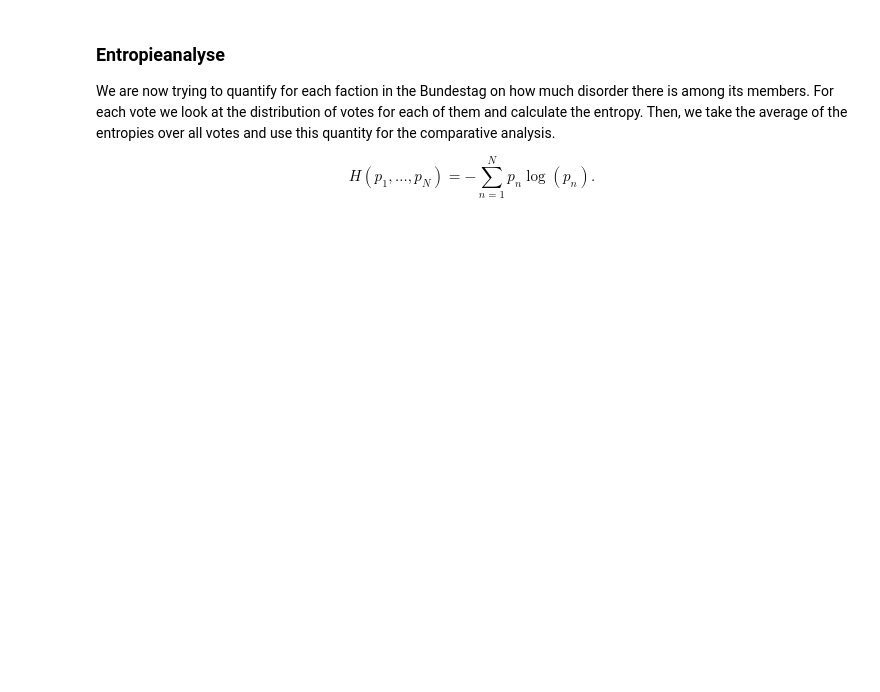
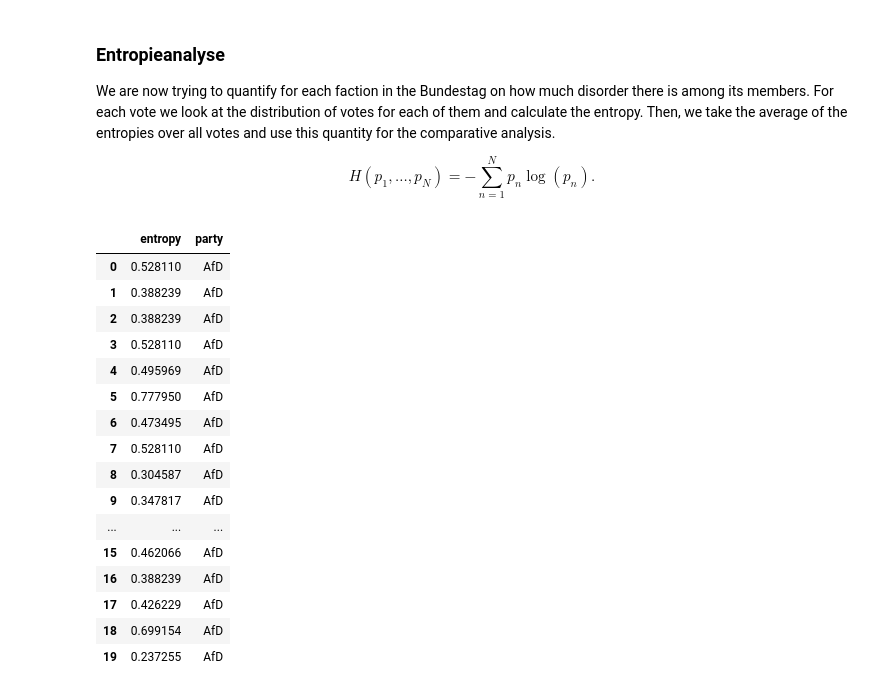
Before and after one commit to uberwach/bundestag-votes, a Jupyter notebook: notebooks/Analysis.ipynb, the cells around one changed output. Drawn from its saved outputs; the diff is of its cells as text; code cells hidden in the pictures; blank space fills up the shorter version.

```diff
--- a/notebooks/Analysis.ipynb
+++ b/notebooks/Analysis.ipynb
@@ -196,3 +233,23 @@ for i, _ in enumerate(legends):
+# %%
+df.head(20)
+# %% [output]
+|  | entropy | party |
+| 0 | 0.528110 | AfD |
+| 1 | 0.388239 | AfD |
+| 2 | 0.388239 | AfD |
+| 3 | 0.528110 | AfD |
+| 4 | 0.495969 | AfD |
+| 5 | 0.777950 | AfD |
+| 6 | 0.473495 | AfD |
+| 7 | 0.528110 | AfD |
+| 8 | 0.304587 | AfD |
+| 9 | 0.347817 | AfD |
+| ... | ... | ... |
+| 15 | 0.462066 | AfD |
+| 16 | 0.388239 | AfD |
+| 17 | 0.426229 | AfD |
+| 18 | 0.699154 | AfD |
+| 19 | 0.237255 | AfD |
 # %%
 import seaborn as sns
 
```
Also changed, not shown: parts of 23 cells of this notebook, 2 other files.
